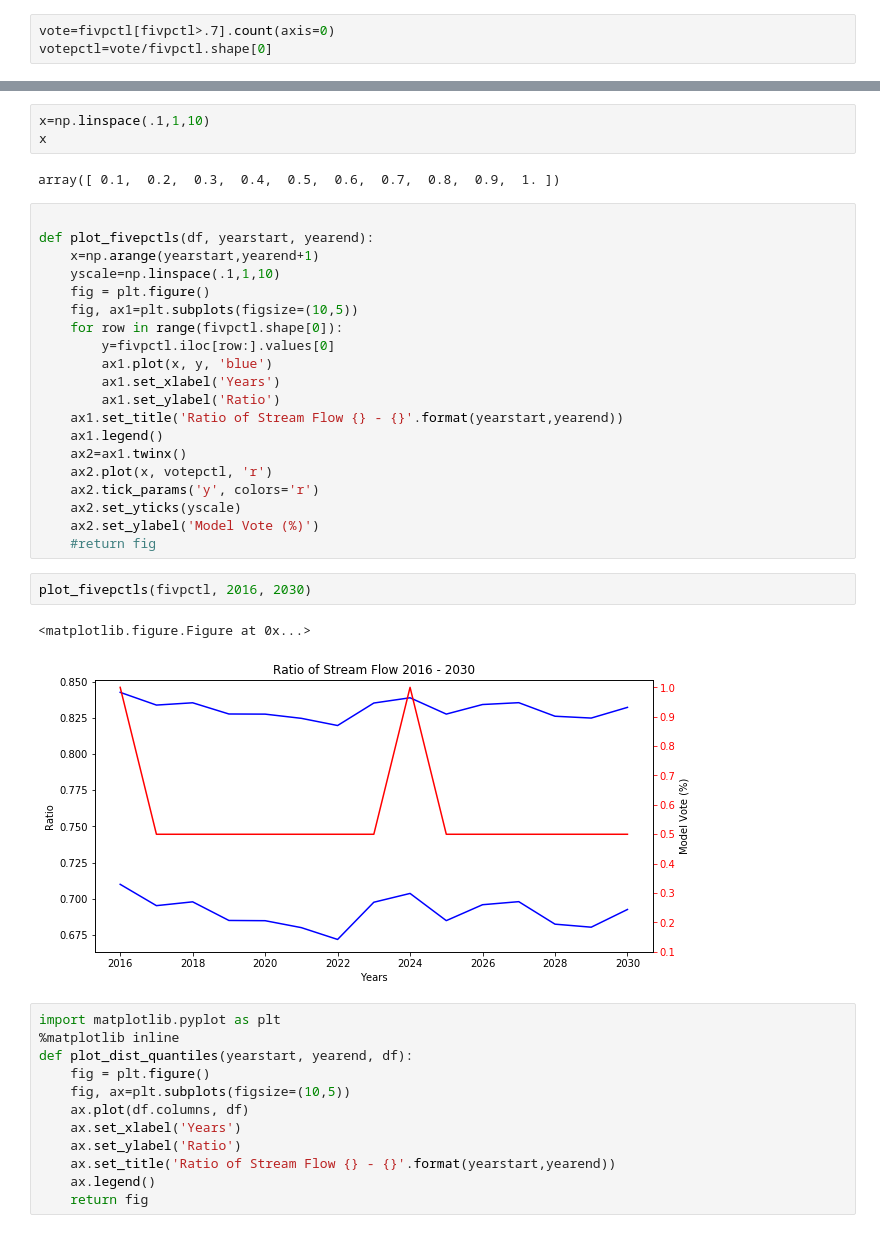
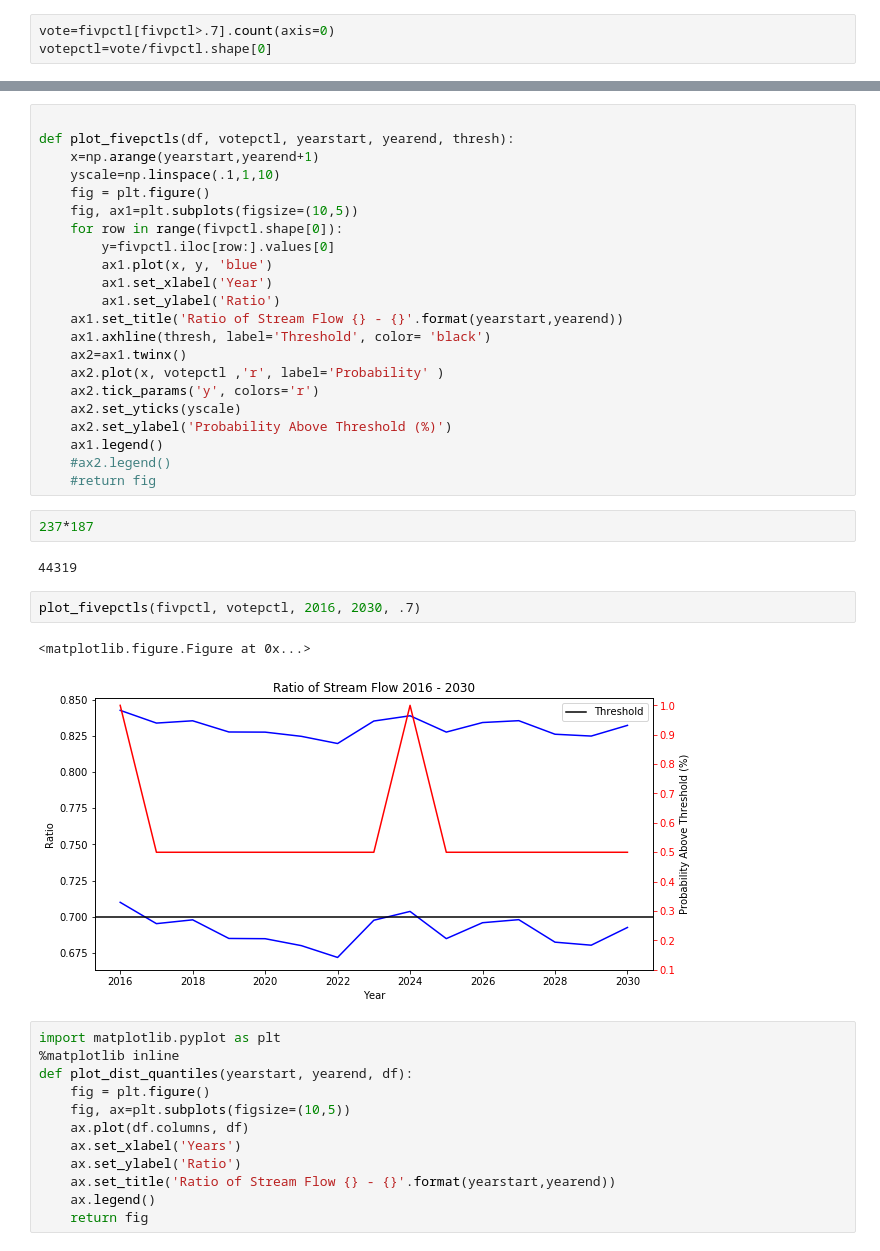
Before and after one commit to ao6372/WashingtonWaterways, a Jupyter notebook: dataset exploration-laptop.ipynb, the cells around one changed output, grey strips where cells are left out. Drawn from its saved outputs; the diff is of its cells as text.

```diff
--- a/dataset exploration-laptop.ipynb
+++ b/dataset exploration-laptop.ipynb
@@ -148,14 +150,9 @@ y
 array([ 0.7100568 ,  0.69532723,  0.6979618 ,  0.6850991 ,  0.68493223,
         0.68013798,  0.6719816 ,  0.69768049,  0.70376394,  0.68497914,
         0.69596952,  0.69808248,  0.68253661,  0.68044603,  0.69268498])
-# %%
-x=np.linspace(.1,1,10)
-x
-# %% [output]
-array([ 0.1,  0.2,  0.3,  0.4,  0.5,  0.6,  0.7,  0.8,  0.9,  1. ])
 # %%
 
-def plot_fivepctls(df, yearstart, yearend):
+def plot_fivepctls(df, votepctl, yearstart, yearend, thresh):
     x=np.arange(yearstart,yearend+1)
     yscale=np.linspace(.1,1,10)
     fig = plt.figure()
@@ -163,21 +160,27 @@ def plot_fivepctls(df, yearstart, yearend):
     for row in range(fivpctl.shape[0]):
         y=fivpctl.iloc[row:].values[0]
         ax1.plot(x, y, 'blue')
-        ax1.set_xlabel('Years')
+        ax1.set_xlabel('Year')
         ax1.set_ylabel('Ratio')
     ax1.set_title('Ratio of Stream Flow {} - {}'.format(yearstart,yearend))
-    ax1.legend()
+    ax1.axhline(thresh, label='Threshold', color= 'black')
     ax2=ax1.twinx()
-    ax2.plot(x, votepctl, 'r')
+    ax2.plot(x, votepctl ,'r', label='Probability' )
     ax2.tick_params('y', colors='r')
     ax2.set_yticks(yscale)
-    ax2.set_ylabel('Model Vote (%)')
+    ax2.set_ylabel('Probability Above Threshold (%)')
+    ax1.legend()
+    #ax2.legend()
     #return fig
+# %%
+237*187
+# %% [output]
+44319
 # %%
-plot_fivepctls(fivpctl, 2016, 2030)
+plot_fivepctls(fivpctl, votepctl, 2016, 2030, .7)
 # %% [output]
 <matplotlib.figure.Figure at 0x...>
-[figure, old version]
+[figure, new version]
 # %%
 import matplotlib.pyplot as plt
 %matplotlib inline
```
Also changed, not shown: parts of 2 cells of this notebook, 3 other files.
